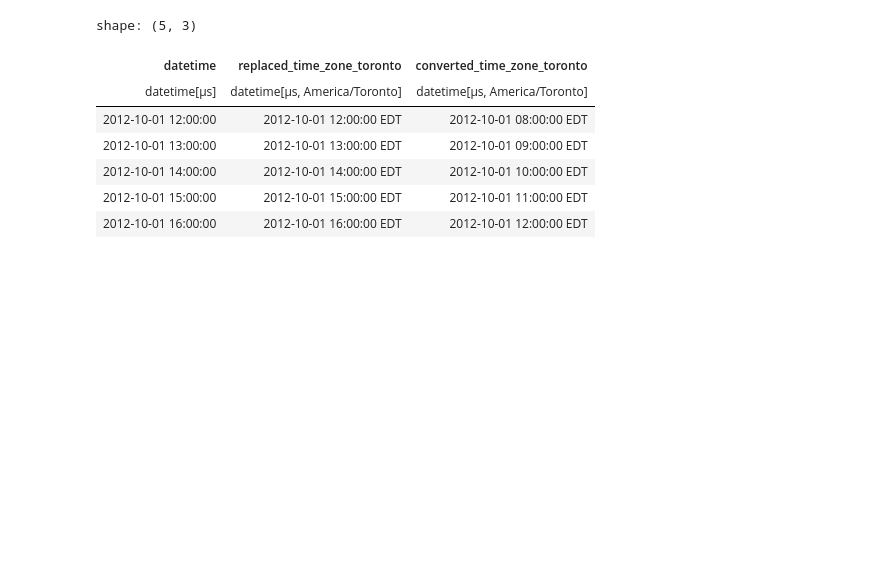
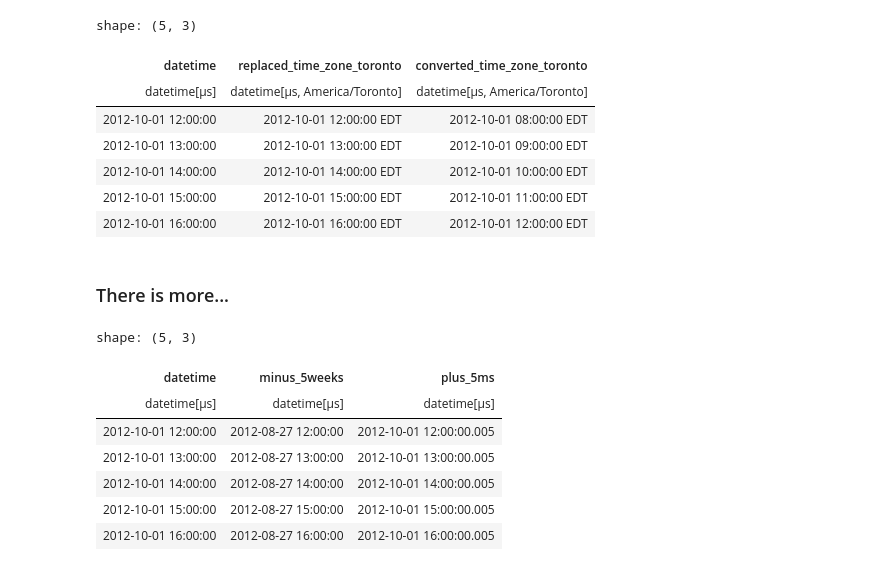
Before and after one commit to PacktPublishing/Polars-Cookbook, a Jupyter notebook: Chapter09/ch09.ipynb, the cells around one changed output. Cells and saved outputs as stored; diff of their text form; code cells hidden in the pictures; blank space fills up the shorter version.

```diff
--- a/Chapter09/ch09.ipynb
+++ b/Chapter09/ch09.ipynb
@@ -156,3 +158,25 @@ shape: (5, 3)
 | 2012-10-01 14:00:00 | 2012-10-01 14:00:00 EDT | 2012-10-01 10:00:00 EDT |
 | 2012-10-01 15:00:00 | 2012-10-01 15:00:00 EDT | 2012-10-01 11:00:00 EDT |
 | 2012-10-01 16:00:00 | 2012-10-01 16:00:00 EDT | 2012-10-01 12:00:00 EDT |
+# %% [markdown]
+### There is more...
+# %%
+(
+    lf
+    .select(
+        'datetime',
+        (pl.col('datetime')-pl.duration(weeks=5)).alias('minus_5weeks'),
+        (pl.col('datetime')+pl.duration(milliseconds=5)).alias('plus_5ms'),
+    )
+    .head()
+    .collect()
+)
+# %% [output]
+shape: (5, 3)
+| datetime | minus_5weeks | plus_5ms |
+| datetime[μs] | datetime[μs] | datetime[μs] |
+| 2012-10-01 12:00:00 | 2012-08-27 12:00:00 | 2012-10-01 12:00:00.005 |
+| 2012-10-01 13:00:00 | 2012-08-27 13:00:00 | 2012-10-01 13:00:00.005 |
+| 2012-10-01 14:00:00 | 2012-08-27 14:00:00 | 2012-10-01 14:00:00.005 |
+| 2012-10-01 15:00:00 | 2012-08-27 15:00:00 | 2012-10-01 15:00:00.005 |
+| 2012-10-01 16:00:00 | 2012-08-27 16:00:00 | 2012-10-01 16:00:00.005 |
```
Also changed, not shown: parts of 10 cells of this notebook.
